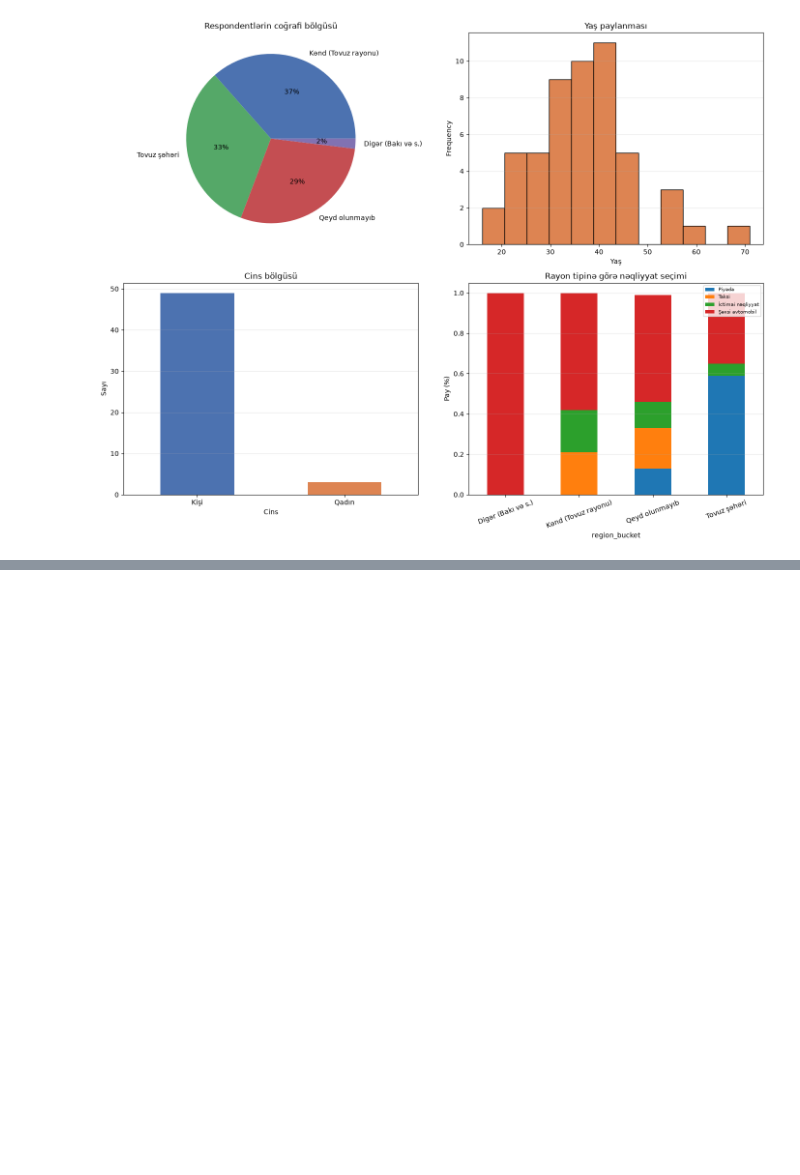
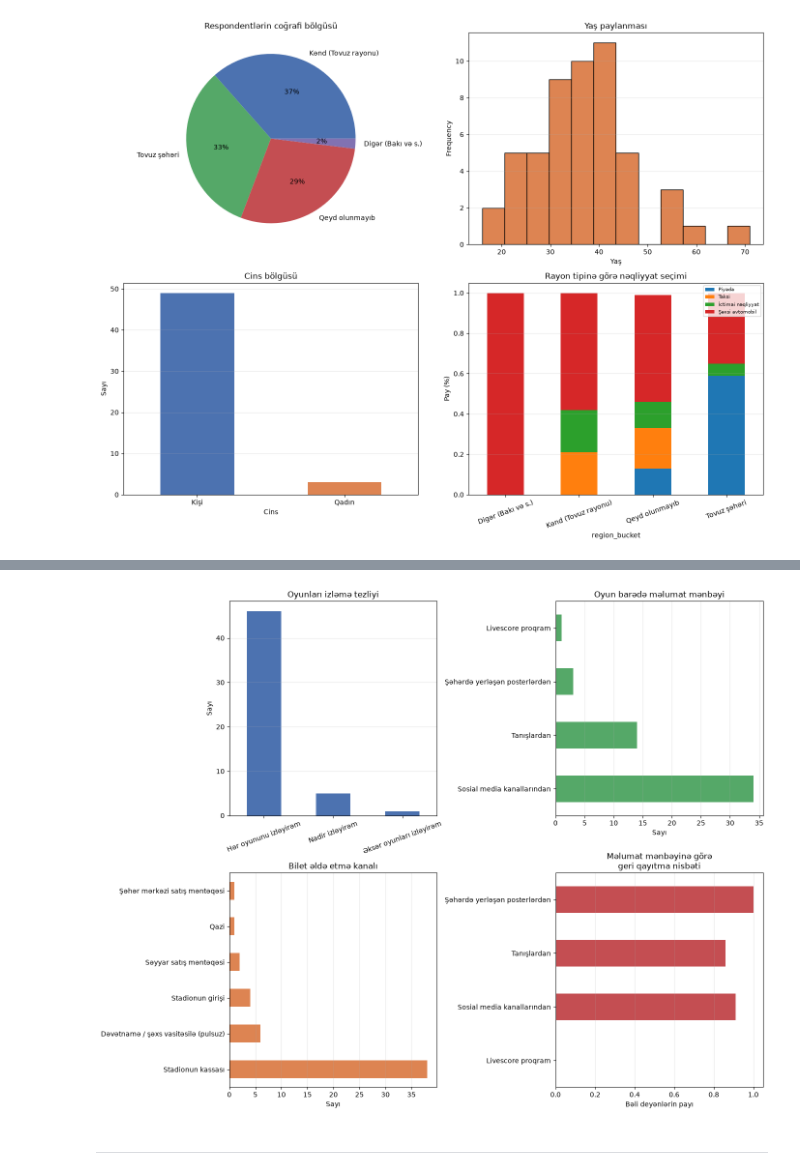
Before and after one commit to rashidmajidov/fif_project, a Jupyter notebook: notebooks/02_eda.ipynb, the cells around one changed output, grey strips where cells are left out. Drawn from its saved outputs; the diff is of its cells as text; code cells hidden in the pictures; blank space fills up the shorter version.

```diff
--- a/notebooks/02_eda.ipynb
+++ b/notebooks/02_eda.ipynb
@@ -601,0 +743,8 @@ plt.tight_layout()
+# %%
+def canon_ticket(v):
+    if pd.isna(v):
+        return 'Qeyd olunmayıb'
+    for pattern, label in _COMPILED_TICKET:
+        if pattern.search(str(v)):
+            return label
+    return 'Qazi'
@@ -601,0 +781,10 @@ plt.tight_layout()
+# %%
+info_loyalty = (
+    df.groupby(col_info)[col_return]
+    .apply(lambda s: (s == 'Bəli').mean())
+    .round(2)
+)
+info_n = df.groupby(col_info).size()
+info_summary = pd.DataFrame({'geri_qayıtma_nisbəti': info_loyalty, 'n': info_n})
+print("=== Məlumat mənbəyinə görə geri qayıtma nisbəti ===")
+print(info_summary.sort_values('geri_qayıtma_nisbəti'))
@@ -601,0 +799,33 @@ plt.tight_layout()
+# %%
+fig, axes = plt.subplots(2, 2, figsize=(14, 11))
+
+df[col_frequency].value_counts().plot(kind='bar', ax=axes[0,0], rot=20, color='#4C72B0')
+axes[0,0].set_title('Oyunları izləmə tezliyi')
+axes[0,0].set_xlabel('')
+axes[0,0].set_ylabel('Sayı')
+axes[0,0].grid(axis='y', alpha=0.3)
+
+df[col_info].value_counts().plot(kind='barh', ax=axes[0,1], color='#55A868')
+axes[0,1].set_title('Oyun barədə məlumat mənbəyi')
+axes[0,1].set_xlabel('Sayı')
+axes[0,1].set_ylabel('')
+axes[0,1].grid(axis='x', alpha=0.3)
+
+df['ticket_channel'].value_counts().plot(kind='barh', ax=axes[1,0], color='#DD8452')
+axes[1,0].set_title('Bilet əldə etmə kanalı')
+axes[1,0].set_xlabel('Sayı')
+axes[1,0].set_ylabel('')
+axes[1,0].grid(axis='x', alpha=0.3)
+
+info_summary['geri_qayıtma_nisbəti'].plot(kind='barh', ax=axes[1,1], color='#C44E52')
+axes[1,1].set_title('Məlumat mənbəyinə görə\ngeri qayıtma nisbəti')
+axes[1,1].set_xlabel('Bəli deyənlərin payı')
+axes[1,1].set_ylabel('')
+axes[1,1].set_xlim(0, 1.05)
+axes[1,1].grid(axis='x', alpha=0.3)
+
+plt.tight_layout()
+# %% [output]
+[figure, added]
+# %% [markdown]
+--------
```
Also changed, not shown: parts of 24 cells of this notebook.
